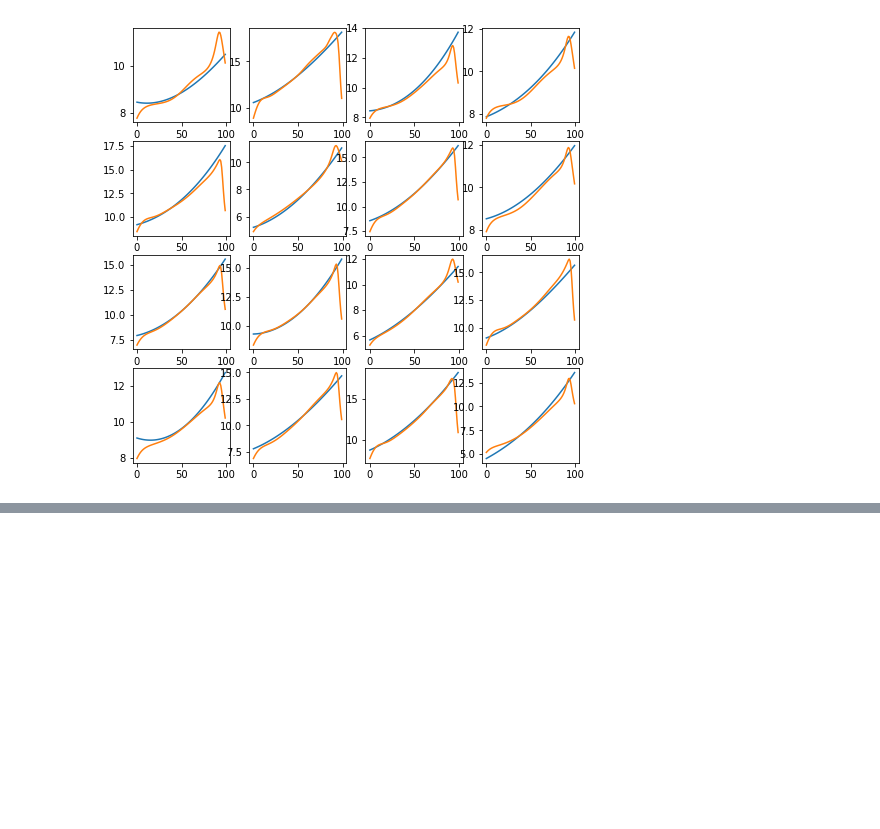
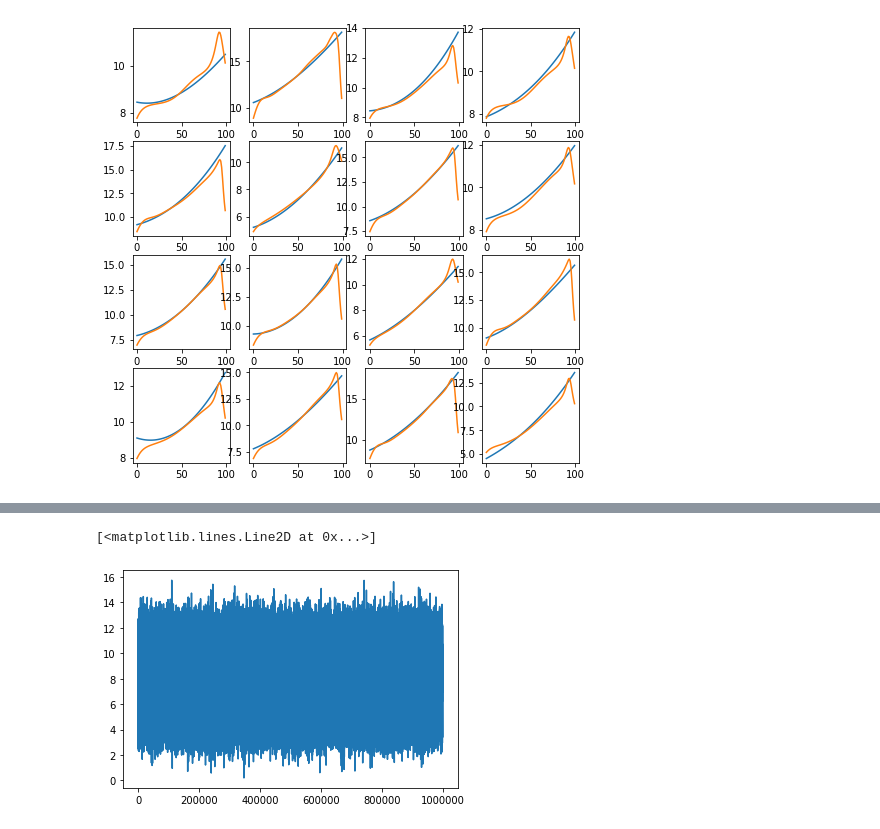
Before and after one commit to shuyuqin/497_MAT_Assignment, a Jupyter notebook: transfer_Qin's_Cppy.ipynb, the cells around one changed output, grey strips where cells are left out. Saved outputs shown, nothing was run; the diff lists cells and outputs as text; code cells hidden in the pictures; blank space fills up the shorter version.

```diff
--- a/transfer_Qin's_Cppy.ipynb
+++ b/transfer_Qin's_Cppy.ipynb
@@ -305,0 +315,25 @@ for i in range (0,4):
+# %%
+x_n = np.random.uniform(0,1)
+
+y_n1 = []
+y_n2 = []
+a = []
+b = []
+c = []
+d = []
+
+for i in range(1000000):
+
+    a_ = np.random.normal(8, 1.5, 1)
+    b_ = np.random.normal(2, 2, 1)
+    c_ = np.random.normal(4, 1, 1)
+    d_ = np.random.normal(0, 0.5, 1)
+
+    y1_, y2_ = function_gen(x_n, a_, b_, c_, d_)
+
+    y_n1.append(y1_)
+    y_n2.append(y2_)
+    a.append(a_)
+    b.append(b_)
+    c.append(c_)
+    d.append(d_)
@@ -305,0 +374,5 @@ for i in range (0,4):
+# %%
+plt.plot(y_n1)
+# %% [output]
+[<matplotlib.lines.Line2D at 0x...>]
+[figure, added]
```
Also changed, not shown: parts of 13 cells of this notebook.
